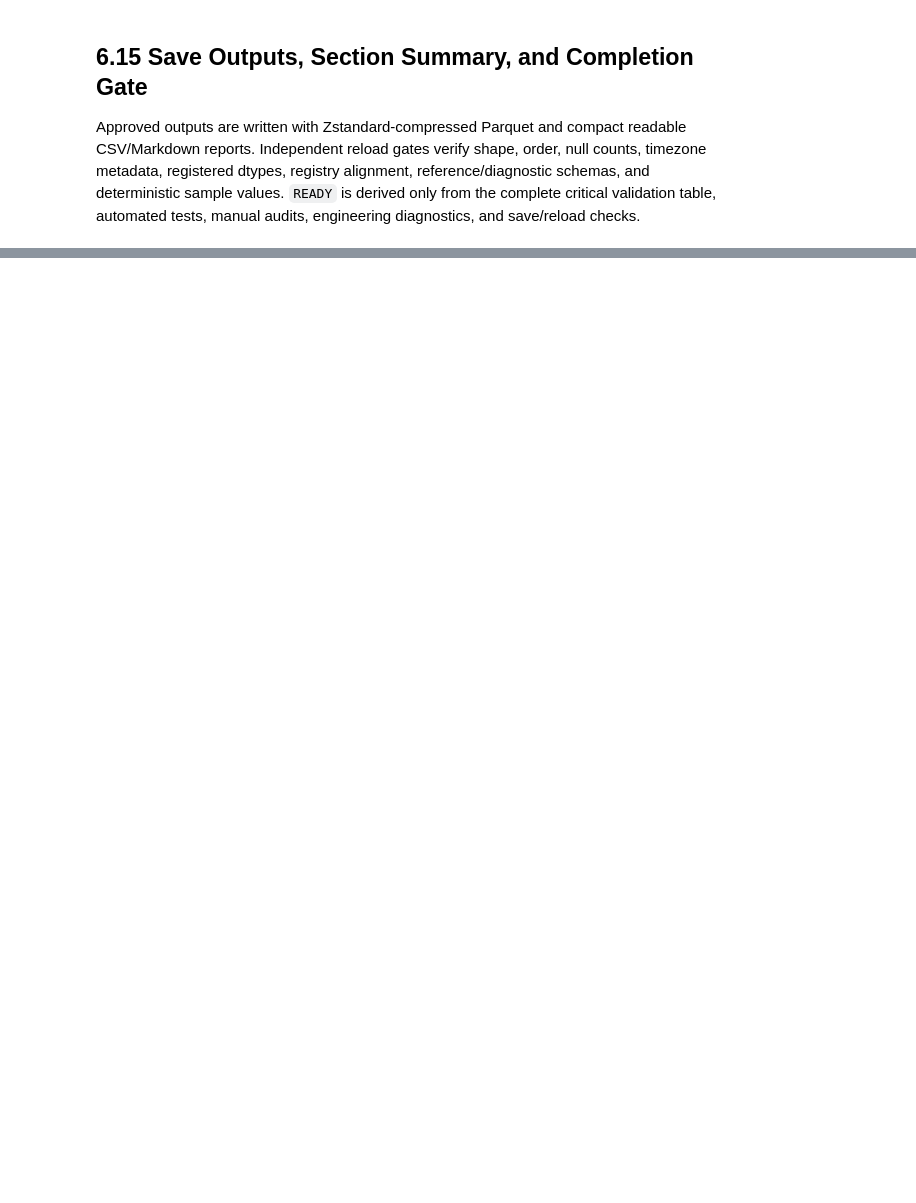
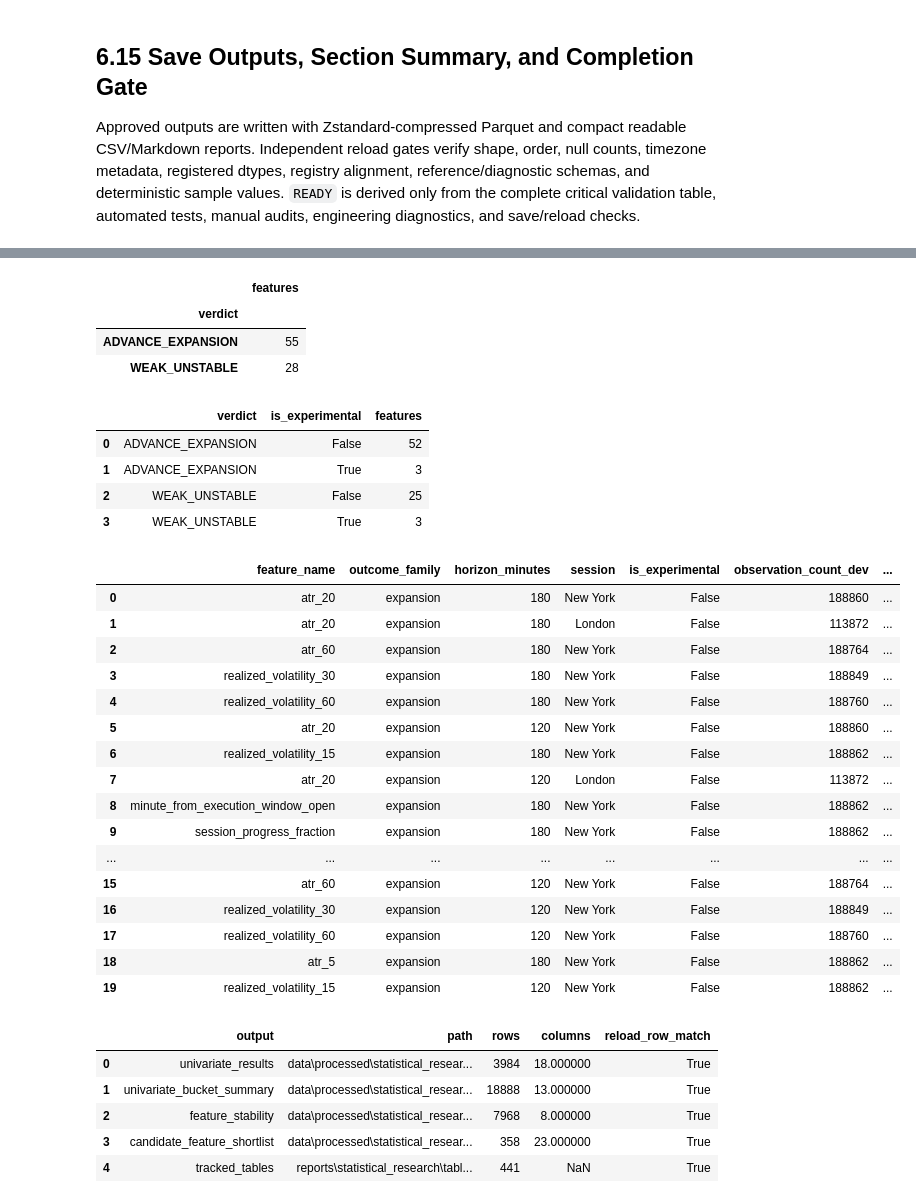
Before and after one commit to Abond1234/GC-1m-OHLCV-QUANTITATIVE-ANALYSIS, a Jupyter notebook: notebooks/exploration/statistical_feature_research.ipynb, the cells around one changed output, grey strips where cells are left out. Saved outputs shown, nothing was run; the diff lists cells and outputs as text; code cells hidden in the pictures; blank space fills up the shorter version.

```diff
--- a/notebooks/exploration/statistical_feature_research.ipynb
+++ b/notebooks/exploration/statistical_feature_research.ipynb
@@ -3250,0 +3583,47 @@ SECTION 6 STATUS: READY
+# %%
+display(section_7_result.feature_verdicts["verdict"].value_counts().to_frame("features"))
+display(
+    section_7_result.feature_verdicts.groupby(["verdict", "is_experimental"], observed=True)
+    .size()
+    .rename("features")
+    .reset_index()
+)
+display(section_7_result.shortlist.head(20))
+
+section_7_save_report = save_evaluation_outputs(
+    section_7_result, project_root=PROJECT_ROOT
+)
+display(section_7_save_report)
+# %% [output]
+|  | features |
+| verdict |  |
+| ADVANCE_EXPANSION | 55 |
+| WEAK_UNSTABLE | 28 |
+|  | verdict | is_experimental | features |
+| 0 | ADVANCE_EXPANSION | False | 52 |
+| 1 | ADVANCE_EXPANSION | True | 3 |
+| 2 | WEAK_UNSTABLE | False | 25 |
+| 3 | WEAK_UNSTABLE | True | 3 |
+|  | feature_name | outcome_family | horizon_minutes | session | is_experimental | observation_count_dev | ... |
+| 0 | atr_20 | expansion | 180 | New York | False | 188860 | ... |
+| 1 | atr_20 | expansion | 180 | London | False | 113872 | ... |
+| 2 | atr_60 | expansion | 180 | New York | False | 188764 | ... |
+| 3 | realized_volatility_30 | expansion | 180 | New York | False | 188849 | ... |
+| 4 | realized_volatility_60 | expansion | 180 | New York | False | 188760 | ... |
+| 5 | atr_20 | expansion | 120 | New York | False | 188860 | ... |
+| 6 | realized_volatility_15 | expansion | 180 | New York | False | 188862 | ... |
+| 7 | atr_20 | expansion | 120 | London | False | 113872 | ... |
+| 8 | minute_from_execution_window_open | expansion | 180 | New York | False | 188862 | ... |
+| 9 | session_progress_fraction | expansion | 180 | New York | False | 188862 | ... |
+| ... | ... | ... | ... | ... | ... | ... | ... |
+| 15 | atr_60 | expansion | 120 | New York | False | 188764 | ... |
+| 16 | realized_volatility_30 | expansion | 120 | New York | False | 188849 | ... |
+| 17 | realized_volatility_60 | expansion | 120 | New York | False | 188760 | ... |
+| 18 | atr_5 | expansion | 180 | New York | False | 188862 | ... |
+| 19 | realized_volatility_15 | expansion | 120 | New York | False | 188862 | ... |
+|  | output | path | rows | columns | reload_row_match |
+| 0 | univariate_results | data\processed\statistical_resear... | 3984 | 18.000000 | True |
+| 1 | univariate_bucket_summary | data\processed\statistical_resear... | 18888 | 13.000000 | True |
+| 2 | feature_stability | data\processed\statistical_resear... | 7968 | 8.000000 | True |
+| 3 | candidate_feature_shortlist | data\processed\statistical_resear... | 358 | 23.000000 | True |
+| 4 | tracked_tables | reports\statistical_research\tabl... | 441 | NaN | True |
```
Also changed, not shown: parts of 25 cells of this notebook, 2 other files.
